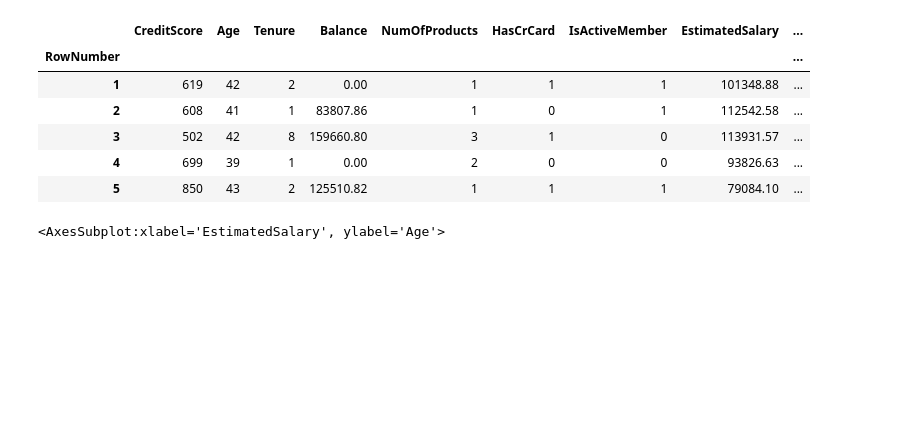
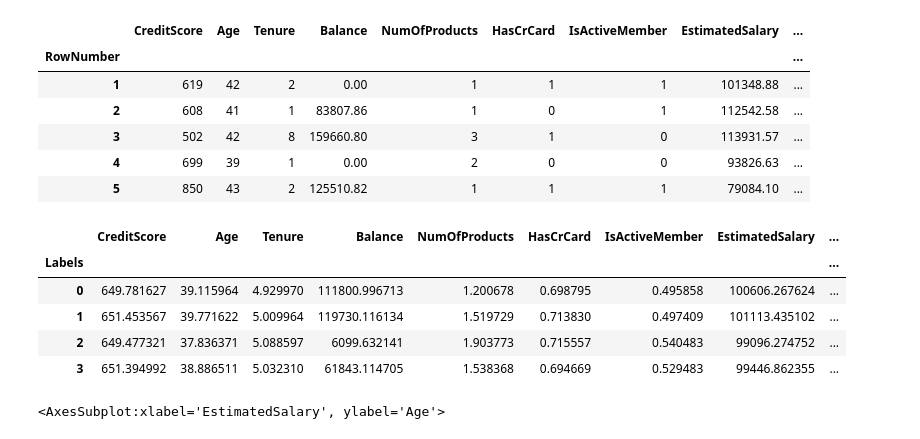
Before and after one commit to borjatv/project-ml-bank-churn, a Jupyter notebook: Exploracion.ipynb, the cells around one changed output. Drawn from its saved outputs; the diff is of its cells as text; code cells hidden in the pictures; blank space fills up the shorter version.

```diff
--- a/Exploracion.ipynb
+++ b/Exploracion.ipynb
@@ -379,6 +584,15 @@ df.head()
 | 3 | 502 | 42 | 8 | 159660.80 | 3 | 1 | 0 | 113931.57 | ... |
 | 4 | 699 | 39 | 1 | 0.00 | 2 | 0 | 0 | 93826.63 | ... |
 | 5 | 850 | 43 | 2 | 125510.82 | 1 | 1 | 1 | 79084.10 | ... |
+# %%
+df.groupby('Labels').mean()
+# %% [output]
+|  | CreditScore | Age | Tenure | Balance | NumOfProducts | HasCrCard | IsActiveMember | EstimatedSalary | ... |
+| Labels |  |  |  |  |  |  |  |  | ... |
+| 0 | 649.781627 | 39.115964 | 4.929970 | 111800.996713 | 1.200678 | 0.698795 | 0.495858 | 100606.267624 | ... |
+| 1 | 651.453567 | 39.771622 | 5.009964 | 119730.116134 | 1.519729 | 0.713830 | 0.497409 | 101113.435102 | ... |
+| 2 | 649.477321 | 37.836371 | 5.088597 | 6099.632141 | 1.903773 | 0.715557 | 0.540483 | 99096.274752 | ... |
+| 3 | 651.394992 | 38.886511 | 5.032310 | 61843.114705 | 1.538368 | 0.694669 | 0.529483 | 99446.862355 | ... |
 # %%
 fig, ax = plt.subplots(2, figsize=(12,16))
 sns.scatterplot(data=df, x='CreditScore', y='Balance', hue='Labels', ax=ax[0])
```
Also changed, not shown: parts of 33 cells of this notebook.
